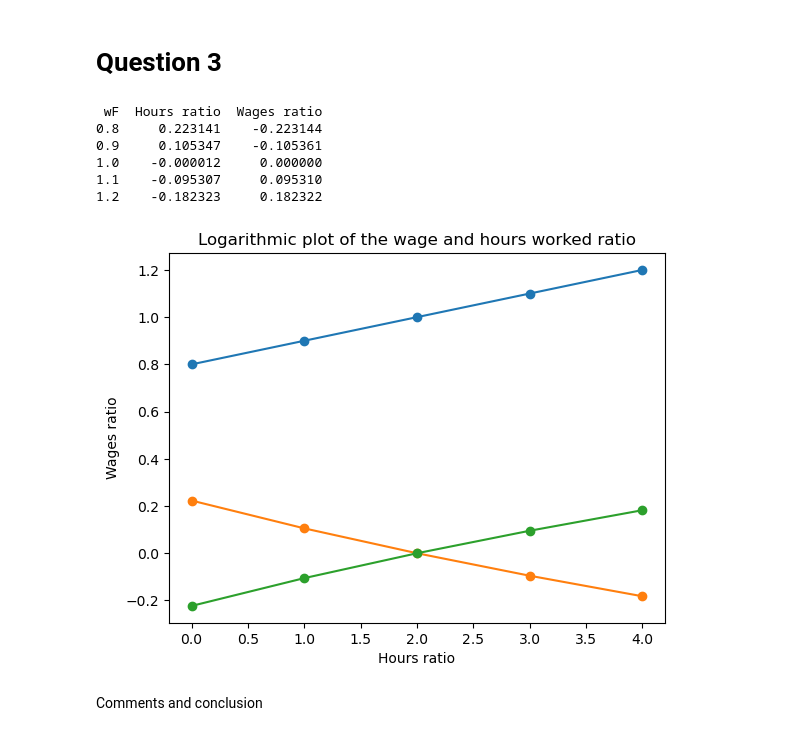
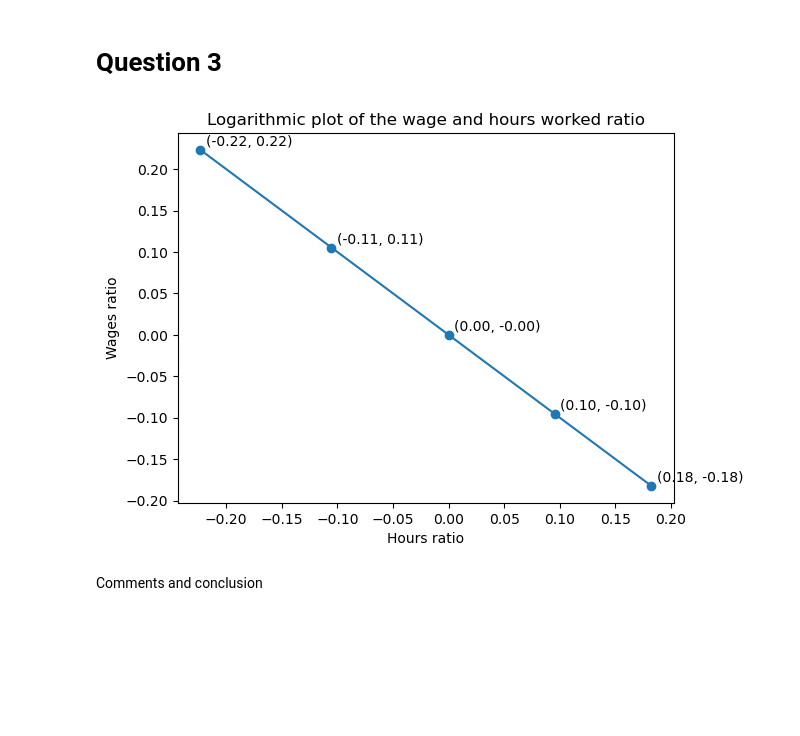
Before and after one commit to NumEconCopenhagen/projects-2023-jc, a Jupyter notebook: inauguralproject/inauguralproject.ipynb, the cells around one changed output. Cells and saved outputs as stored; diff of their text form; code cells hidden in the pictures; blank space fills up the shorter version.

```diff
--- a/inauguralproject/inauguralproject.ipynb
+++ b/inauguralproject/inauguralproject.ipynb
@@ -120,47 +131,38 @@ plt.show()
 [figure]
 # %% [markdown]
 # Question 3
-# %%
-# We create an empty list to contain the logarithms of hours and wages
-logH_C = []
-logW_C = []
-
-# Make a loop including all values of wages for females (wF)
-for i in hsm.par.wF_vec:
-    hsm.par.wF = i
-    #solve the model as result
-    result = hsm.solve()
-    #add the result to the empty lists created above
-    logH_C.append(np.log(result.HF/result.HM))
-    logW_C.append(np.log(i/hsm.par.wM))
-
-# Creating a dataframe, which contains the ratio of hours and wages depending on wF
-df_HW = pd.DataFrame({"wF": hsm.par.wF_vec})
-
-# Add titles to the plot and add labels for both axis
-df_HW["Hours ratio"] =  logH_C
-df_HW["Wages ratio"] =  logW_C
-
-#print the dataframe
-print(df_HW.to_string(index=False))
-
-# Plot the logarithm of hours and wages
-plt.plot(df_HW, marker='o')
-
-# Set plot labels and title
-plt.xlabel("Hours ratio")
-plt.ylabel("Wages ratio")
-plt.title('Logarithmic plot of the wage and hours worked ratio')
-
-plt.show()
-# %% [output]
- wF  Hours ratio  Wages ratio
-0.8     0.223141    -0.223144
-0.9     0.105347    -0.105361
-1.0    -0.000012     0.000000
-1.1    -0.095307     0.095310
-1.2    -0.182323     0.182322
-[figure, removed]
+# %%
+hsm.par.alpha = 0.5
+hsm.par.sigma = 1
+
+wF_values = np.array([0.8, 0.9, 1.0, 1.1, 1.2])
+
+#creating empty lists for storing results, (5) is the number of values.
+log_HF_HM = np.zeros(5)
+log_WF_WM = np.zeros(5)
+
+for i, wFl in enumerate(wF_values):
+    hsm.par.wF = wFl
+    opt = hsm.solve_con()
+
+    log_HF_HM[i] = np.log(opt.HF/opt.HM)
+    log_WF_WM[i] = np.log(hsm.par.wF/hsm.par.wM)
+
+# plot
+plt.plot(log_WF_WM,log_HF_HM,marker='o')
+
+# Set plot labels and title
+plt.xlabel("Hours ratio")
+plt.ylabel("Wages ratio")
+plt.title('Logarithmic plot of the wage and hours worked ratio')
+
+#Giving notations to the different coordinates
+for i in range(5):
+    plt.annotate(f"({log_WF_WM[i]:.2f}, {log_HF_HM[i]:.2f})", (log_WF_WM[i]+0.005, log_HF_HM[i]+0.005))
+
+plt.show()
+# %% [output]
+[figure, added]
 # %% [markdown]
 Comments and conclusion
 # %% [markdown]
```
Also changed, not shown: parts of 1 cell of this notebook, 1 other file.
